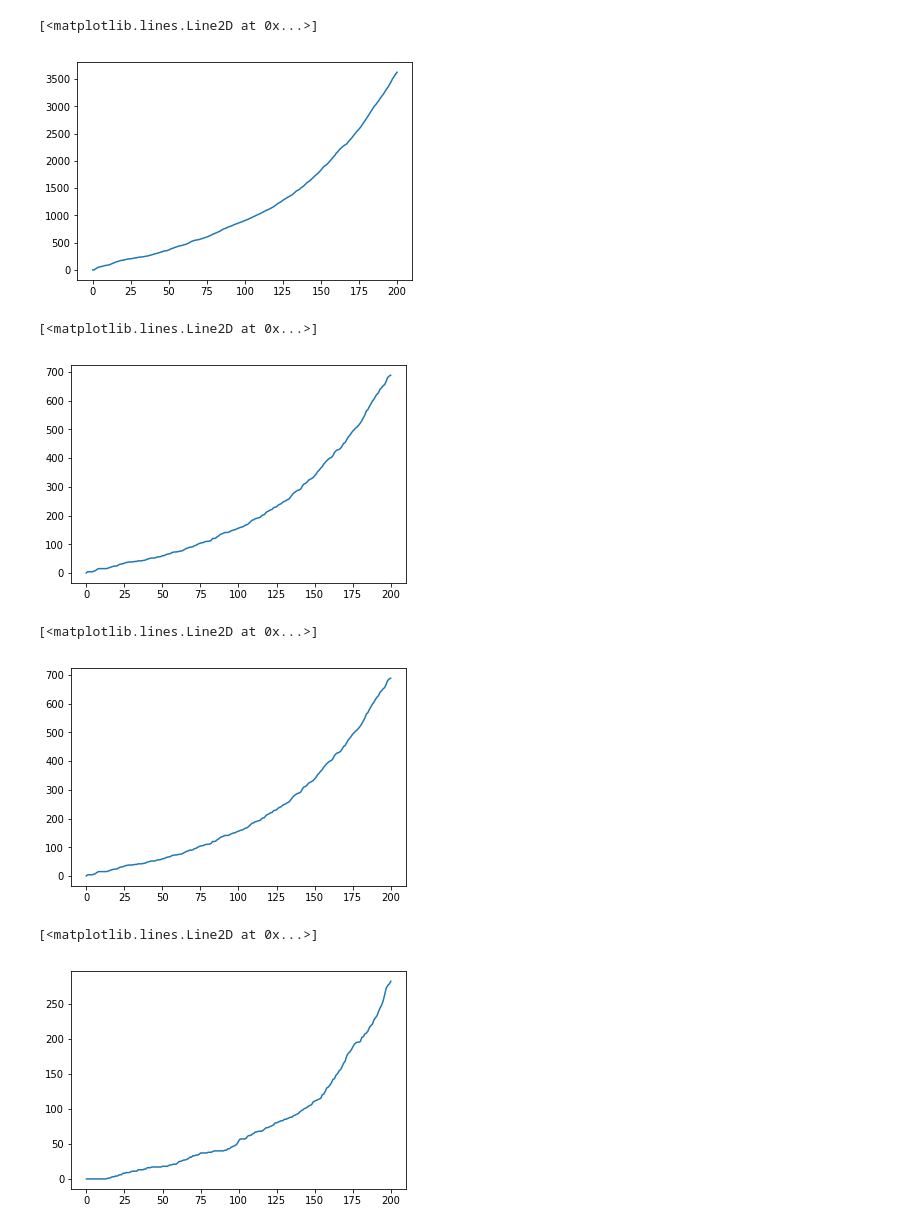
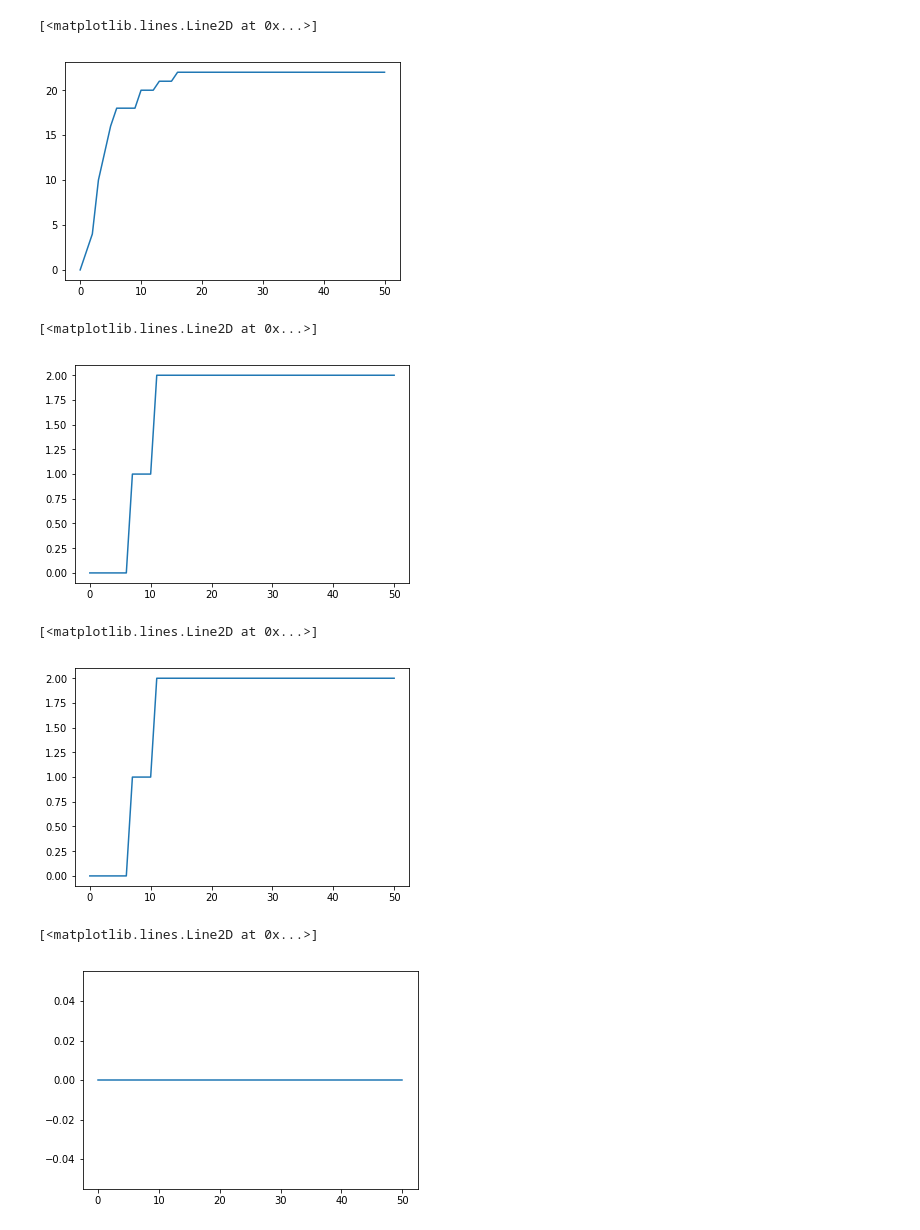
Before and after one commit to balcomes/slime-evolution-NN, a Jupyter notebook: slime.ipynb, the cells around one changed output. Drawn from its saved outputs; the diff is of its cells as text; code cells hidden in the pictures.

```diff
--- a/slime.ipynb
+++ b/slime.ipynb
@@ -207,5 +214,5 @@ def slime(cells = None,
 # %%
-gr, c, t = slime();gr
+gr, c, cw, t = slime();gr
 # %% [output]
 [interactive output not drawn]
 # %%
@@ -225,20 +220,20 @@ array([[    0,     0,     0,     0,     0],
 # %%
-plt.plot(t2[:,0],t2[:,1])
+plt.plot(t[:,0],t[:,1])
 # %% [output]
 [<matplotlib.lines.Line2D at 0x...>]
-[figure, old version]
+[figure, new version]
 # %%
-plt.plot(t2[:,0],t2[:,2])
+plt.plot(t[:,0],t[:,2])
 # %% [output]
 [<matplotlib.lines.Line2D at 0x...>]
-[figure, old version]
+[figure, new version]
 # %%
-plt.plot(t2[:,0],t2[:,2])
+plt.plot(t[:,0],t[:,2])
 # %% [output]
 [<matplotlib.lines.Line2D at 0x...>]
-[figure, old version]
+[figure, new version]
 # %%
-plt.plot(t2[:,0],t2[:,4])
+plt.plot(t[:,0],t[:,4])
 # %% [output]
 [<matplotlib.lines.Line2D at 0x...>]
-[figure, old version]
+[figure, new version]
```
Also changed, not shown: parts of 3 cells of this notebook.
